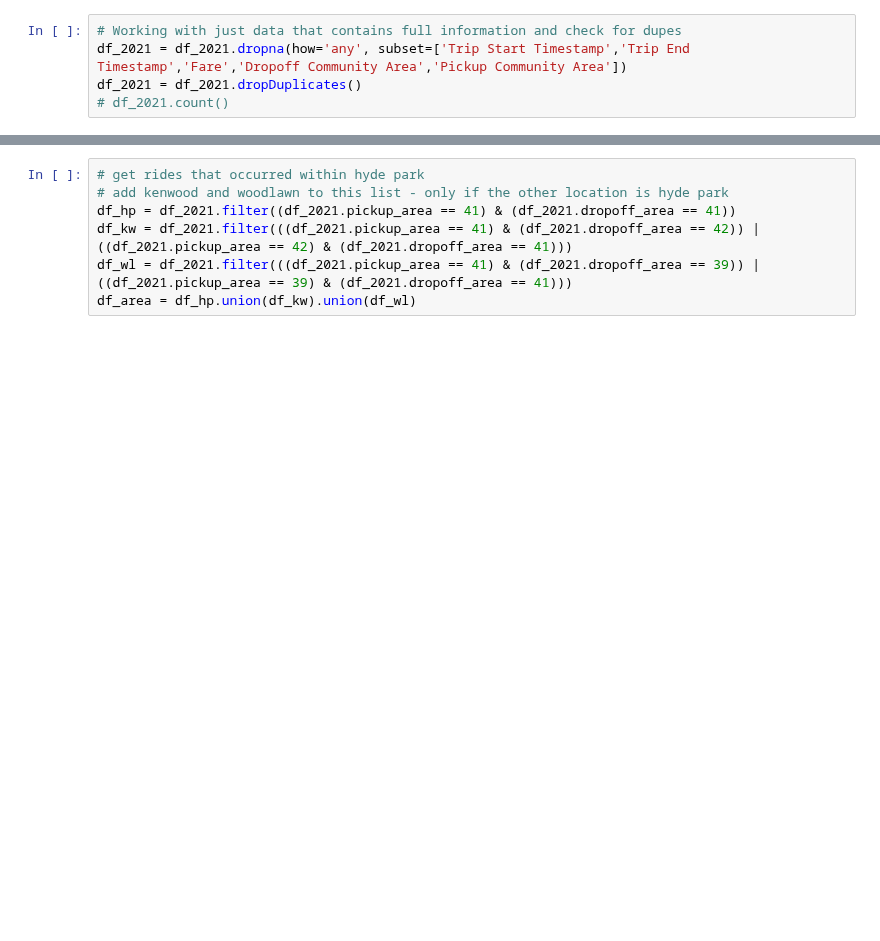
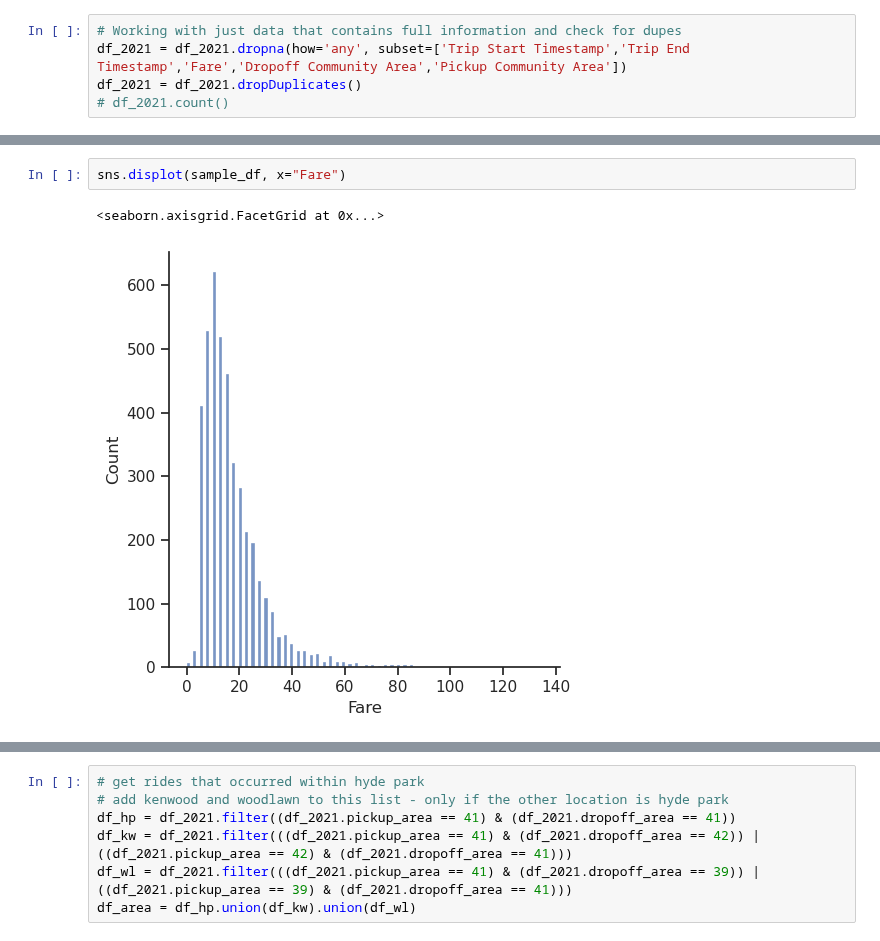
Before and after one commit to hvpachisia/uchicago-lyft-rideshare, a Jupyter notebook: eda_2021.ipynb, the cells around one changed output, grey strips where cells are left out. Cells and saved outputs as stored; diff of their text form; blank space fills up the shorter version.

```diff
--- a/eda_2021.ipynb
+++ b/eda_2021.ipynb
@@ -178,0 +203,5 @@ df_2021 = df_2021.withColumn('hour', F.hour(df_2021.start_timestamp))
+# %%
+sns.displot(sample_df, x="Fare")
+# %% [output]
+<seaborn.axisgrid.FacetGrid at 0x...>
+[figure, added]
```
Also changed, not shown: parts of 18 cells of this notebook.
